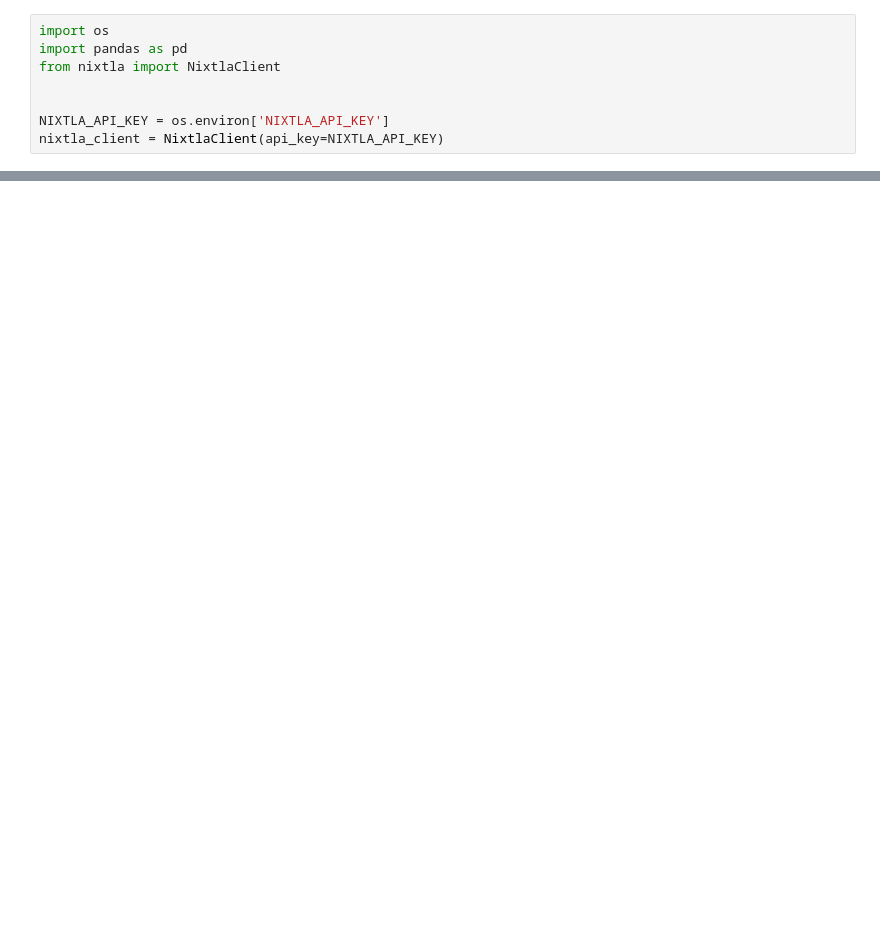
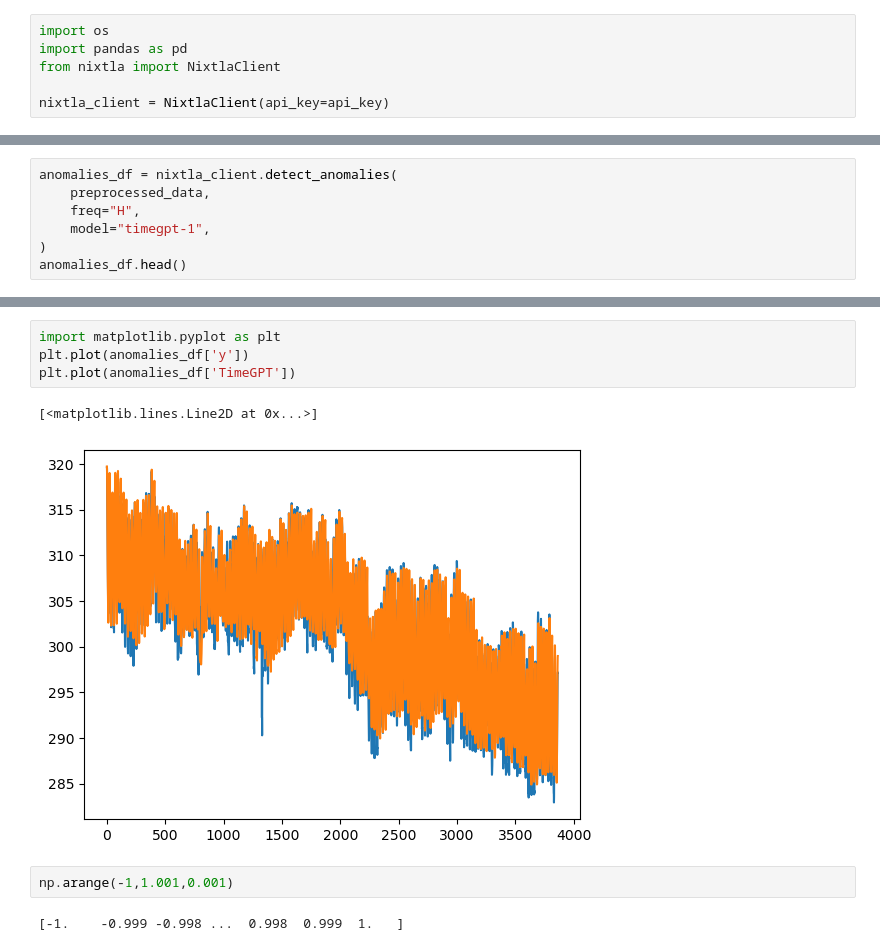
Before and after one commit to PieroPaialungaAI/AnomalyDetectionNixtla, a Jupyter notebook: temp.ipynb, the cells around one changed output, grey strips where cells are left out. Drawn from its saved outputs; the diff is of its cells as text; blank space fills up the shorter version.

```diff
--- a/temp.ipynb
+++ b/temp.ipynb
@@ -17,6 +31,4 @@ import os
 import pandas as pd
 from nixtla import NixtlaClient
 
-
-NIXTLA_API_KEY = os.environ['NIXTLA_API_KEY']
-nixtla_client = NixtlaClient(api_key=NIXTLA_API_KEY)
+nixtla_client = NixtlaClient(api_key=api_key)
@@ -40,0 +35,7 @@ data.processed_data
+# %%
+anomalies_df = nixtla_client.detect_anomalies(
+    preprocessed_data,
+    freq="H",
+    model="timegpt-1",
+)
+anomalies_df.head()
@@ -40,0 +53,11 @@ data.processed_data
+# %%
+import matplotlib.pyplot as plt
+plt.plot(anomalies_df['y'])
+plt.plot(anomalies_df['TimeGPT'])
+# %% [output]
+[<matplotlib.lines.Line2D at 0x...>]
+[figure, added]
+# %%
+np.arange(-1,1.001,0.001)
+# %% [output]
+[-1.    -0.999 -0.998 ...  0.998  0.999  1.   ]
```
Also changed, not shown: parts of 6 cells of this notebook, 4 other files.
